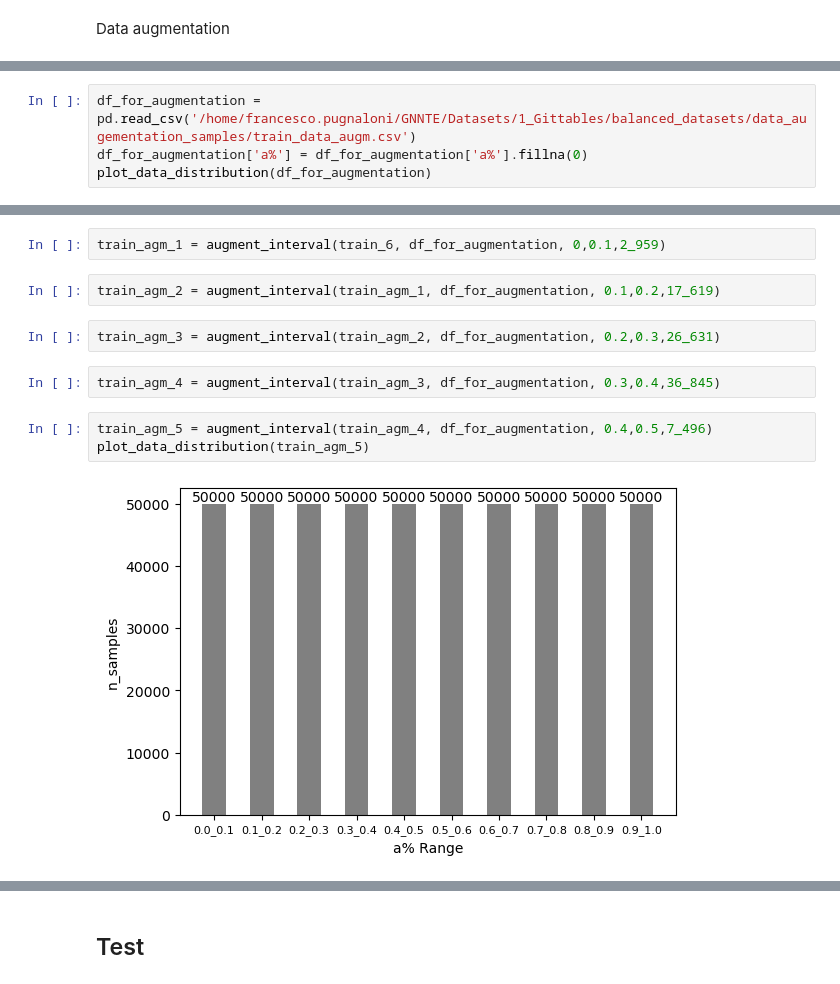
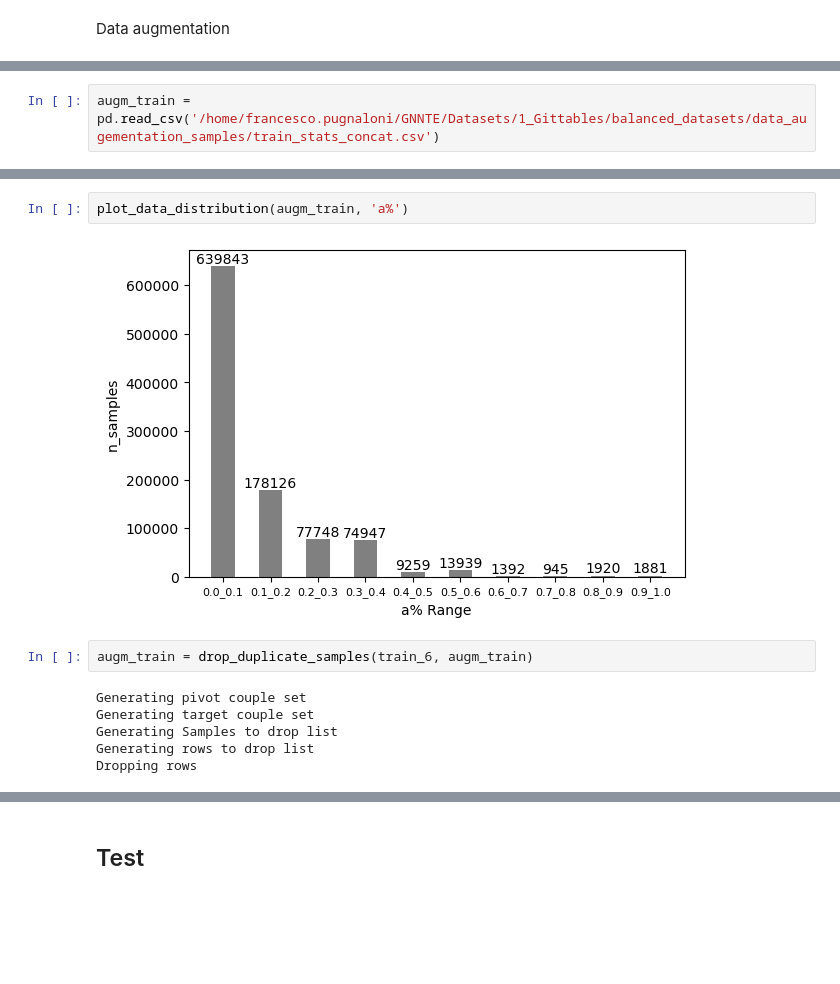
Before and after one commit to frapugna/GNNTE, a Jupyter notebook: _data_rebalancing_operations.ipynb, the cells around one changed output, grey strips where cells are left out. Saved outputs shown, nothing was run; the diff lists cells and outputs as text; blank space fills up the shorter version.

```diff
--- a/_data_rebalancing_operations.ipynb
+++ b/_data_rebalancing_operations.ipynb
@@ -269,4 +282,2 @@ Data augmentation
 # %%
-df_for_augmentation = pd.read_csv('/home/francesco.pugnaloni/GNNTE/Datasets/1_Gittables/balanced_datasets/data_augementation_samples/train_data_augm.csv')
-df_for_augmentation['a%'] = df_for_augmentation['a%'].fillna(0)
-plot_data_distribution(df_for_augmentation)
+augm_train = pd.read_csv('/home/francesco.pugnaloni/GNNTE/Datasets/1_Gittables/balanced_datasets/data_augementation_samples/train_stats_concat.csv')
@@ -280,13 +284,12 @@ plot_data_distribution(df_for_augmentation)
-# %%
-train_agm_1 = augment_interval(train_6, df_for_augmentation, 0,0.1,2_959)
-# %%
-train_agm_2 = augment_interval(train_agm_1, df_for_augmentation, 0.1,0.2,17_619)
-# %%
-train_agm_3 = augment_interval(train_agm_2, df_for_augmentation, 0.2,0.3,26_631)
-# %%
-train_agm_4 = augment_interval(train_agm_3, df_for_augmentation, 0.3,0.4,36_845)
-# %%
-train_agm_5 = augment_interval(train_agm_4, df_for_augmentation, 0.4,0.5,7_496)
-plot_data_distribution(train_agm_5)
-# %% [output]
-[figure, removed]
+# %%
+plot_data_distribution(augm_train, 'a%')
+# %% [output]
+[figure, added]
+# %%
+augm_train = drop_duplicate_samples(train_6, augm_train)
+# %% [output]
+Generating pivot couple set
+Generating target couple set
+Generating Samples to drop list
+Generating rows to drop list
+Dropping rows
```
Also changed, not shown: parts of 21 cells of this notebook, 9 other files.
